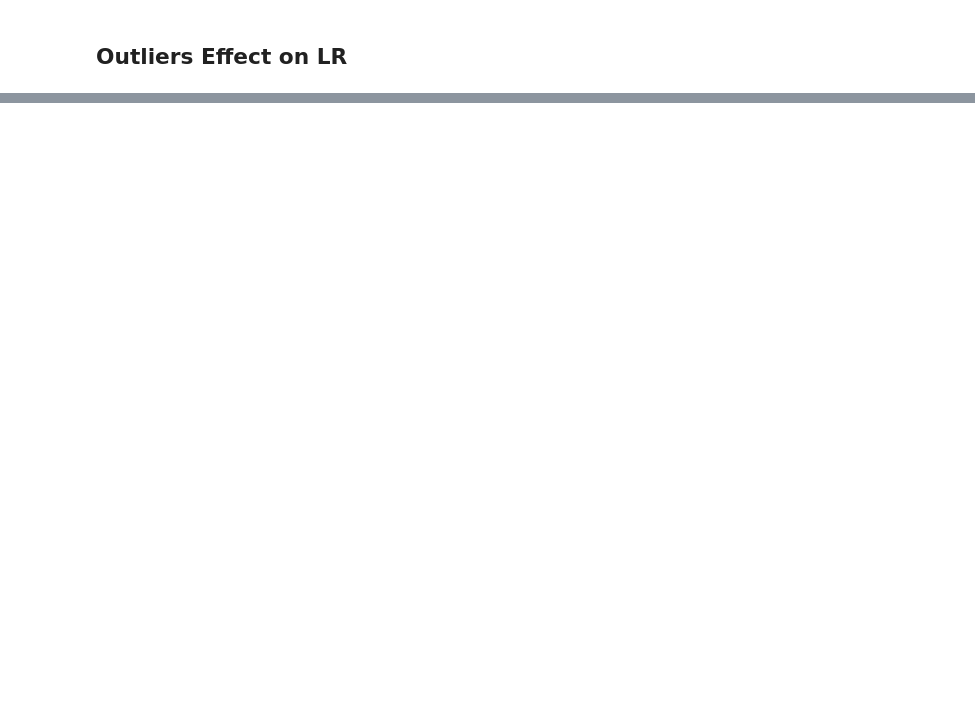
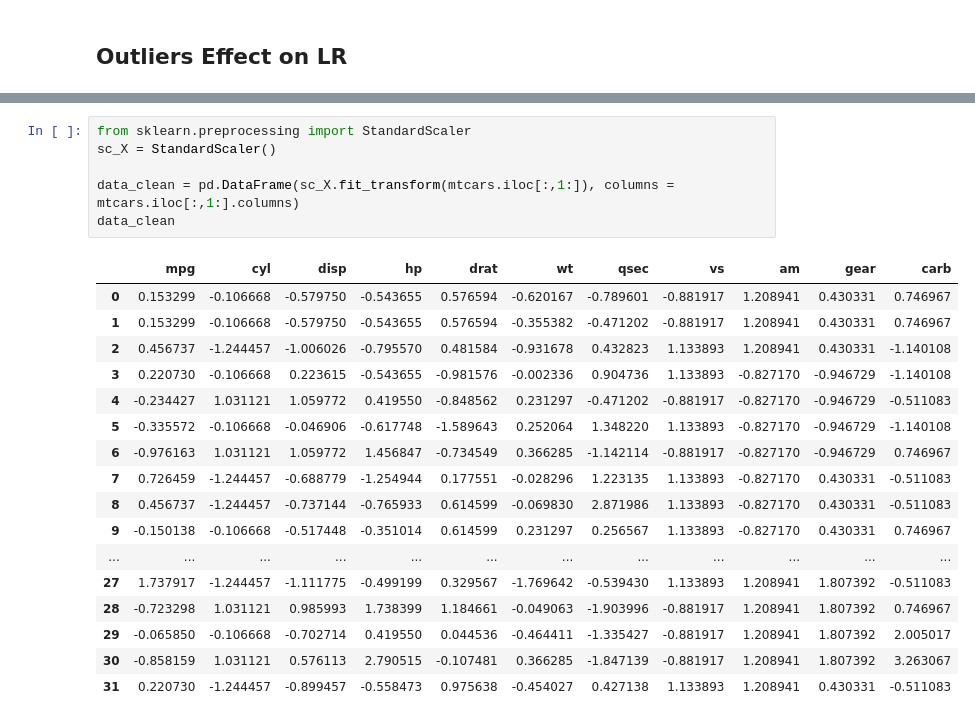
Before and after one commit to Gurubux/ML-Analysis-Steps, a Jupyter notebook: PredictiveModeling/LinearRegression/LinearRegression.ipynb, the cells around one changed output, grey strips where cells are left out. Drawn from its saved outputs; the diff is of its cells as text; blank space fills up the shorter version.

```diff
--- a/PredictiveModeling/LinearRegression/LinearRegression.ipynb
+++ b/PredictiveModeling/LinearRegression/LinearRegression.ipynb
@@ -137,0 +313,24 @@ RMSE
+# %%
+from sklearn.preprocessing import StandardScaler
+sc_X = StandardScaler()
+
+data_clean = pd.DataFrame(sc_X.fit_transform(mtcars.iloc[:,1:]), columns = mtcars.iloc[:,1:].columns)
+data_clean
+# %% [output]
+|  | mpg | cyl | disp | hp | drat | wt | qsec | vs | am | gear | carb |
+| 0 | 0.153299 | -0.106668 | -0.579750 | -0.543655 | 0.576594 | -0.620167 | -0.789601 | -0.881917 | 1.208941 | 0.430331 | 0.746967 |
+| 1 | 0.153299 | -0.106668 | -0.579750 | -0.543655 | 0.576594 | -0.355382 | -0.471202 | -0.881917 | 1.208941 | 0.430331 | 0.746967 |
+| 2 | 0.456737 | -1.244457 | -1.006026 | -0.795570 | 0.481584 | -0.931678 | 0.432823 | 1.133893 | 1.208941 | 0.430331 | -1.140108 |
+| 3 | 0.220730 | -0.106668 | 0.223615 | -0.543655 | -0.981576 | -0.002336 | 0.904736 | 1.133893 | -0.827170 | -0.946729 | -1.140108 |
+| 4 | -0.234427 | 1.031121 | 1.059772 | 0.419550 | -0.848562 | 0.231297 | -0.471202 | -0.881917 | -0.827170 | -0.946729 | -0.511083 |
+| 5 | -0.335572 | -0.106668 | -0.046906 | -0.617748 | -1.589643 | 0.252064 | 1.348220 | 1.133893 | -0.827170 | -0.946729 | -1.140108 |
+| 6 | -0.976163 | 1.031121 | 1.059772 | 1.456847 | -0.734549 | 0.366285 | -1.142114 | -0.881917 | -0.827170 | -0.946729 | 0.746967 |
+| 7 | 0.726459 | -1.244457 | -0.688779 | -1.254944 | 0.177551 | -0.028296 | 1.223135 | 1.133893 | -0.827170 | 0.430331 | -0.511083 |
+| 8 | 0.456737 | -1.244457 | -0.737144 | -0.765933 | 0.614599 | -0.069830 | 2.871986 | 1.133893 | -0.827170 | 0.430331 | -0.511083 |
+| 9 | -0.150138 | -0.106668 | -0.517448 | -0.351014 | 0.614599 | 0.231297 | 0.256567 | 1.133893 | -0.827170 | 0.430331 | 0.746967 |
+| ... | ... | ... | ... | ... | ... | ... | ... | ... | ... | ... | ... |
+| 27 | 1.737917 | -1.244457 | -1.111775 | -0.499199 | 0.329567 | -1.769642 | -0.539430 | 1.133893 | 1.208941 | 1.807392 | -0.511083 |
+| 28 | -0.723298 | 1.031121 | 0.985993 | 1.738399 | 1.184661 | -0.049063 | -1.903996 | -0.881917 | 1.208941 | 1.807392 | 0.746967 |
+| 29 | -0.065850 | -0.106668 | -0.702714 | 0.419550 | 0.044536 | -0.464411 | -1.335427 | -0.881917 | 1.208941 | 1.807392 | 2.005017 |
+| 30 | -0.858159 | 1.031121 | 0.576113 | 2.790515 | -0.107481 | 0.366285 | -1.847139 | -0.881917 | 1.208941 | 1.807392 | 3.263067 |
+| 31 | 0.220730 | -1.244457 | -0.899457 | -0.558473 | 0.975638 | -0.454027 | 0.427138 | 1.133893 | 1.208941 | 0.430331 | -0.511083 |
```
Also changed, not shown: parts of 23 cells of this notebook.
